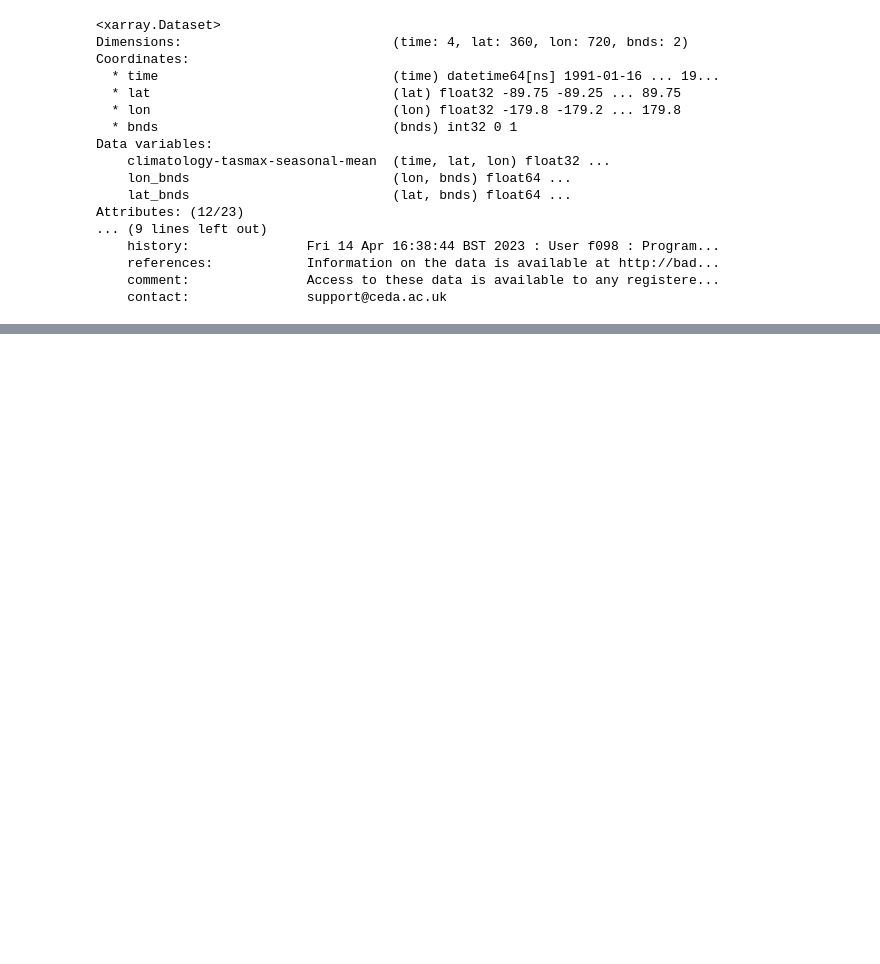
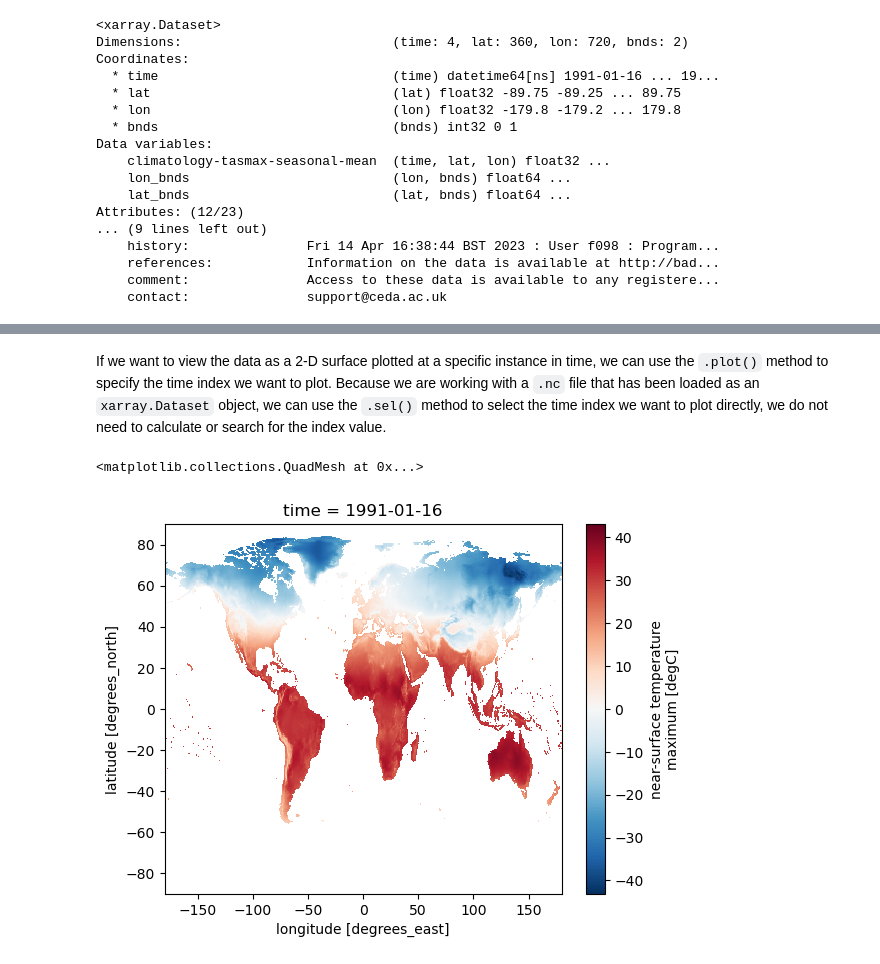
Before and after one commit to worldbank/climateknowledgeportal, a Jupyter notebook: notebooks/cru-x0.5.ipynb, the cells around one changed output, grey strips where cells are left out. Drawn from its saved outputs; the diff is of its cells as text; code cells hidden in the pictures; blank space fills up the shorter version.

```diff
--- a/notebooks/cru-x0.5.ipynb
+++ b/notebooks/cru-x0.5.ipynb
@@ -40,0 +124,9 @@ Attributes: (12/23)
+# %% [markdown]
+If we want to view the data as a 2-D surface plotted at a specific instance in time, we can use the `.plot()` method to specify the time index we want to plot.
+Because we are working with a `.nc` file that has been loaded as an `xarray.Dataset` object, we can use the `.sel()` method to select the time index we want to plot directly, we do not need to calculate or search for the index value.
+# %%
+# surface plot of the data
+data['climatology-tasmax-seasonal-mean'].sel(time='1991-01-16').plot()
+# %% [output]
+<matplotlib.collections.QuadMesh at 0x...>
+[figure, added]
```
Also changed, not shown: parts of 9 cells of this notebook, 1 other file.
